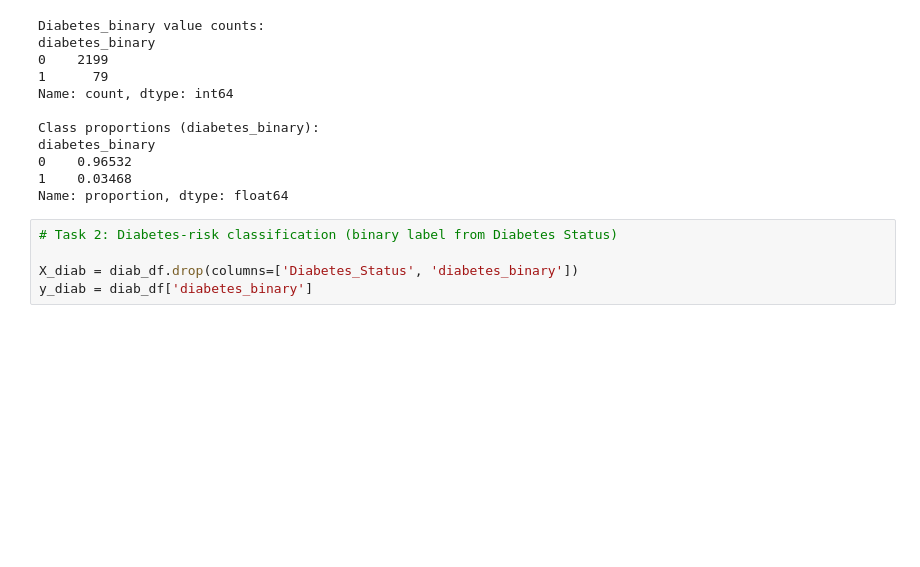
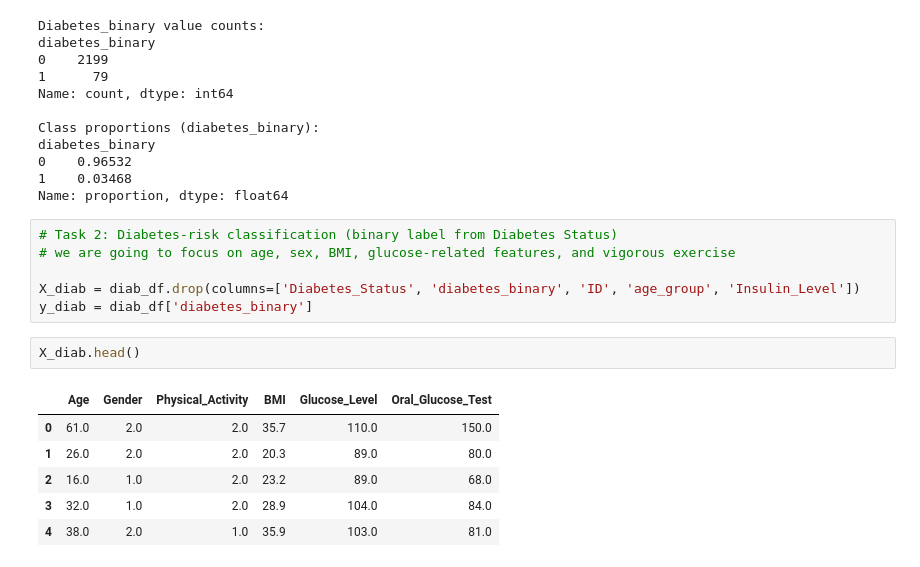
Before and after one commit to bpickett14/MATH3310_FA_2025_FP1_G01_PICKETT_CARDONA, a Jupyter notebook: notebooks/Final.ipynb, the cells around one changed output. Drawn from its saved outputs; the diff is of its cells as text; blank space fills up the shorter version.

```diff
--- a/notebooks/Final.ipynb
+++ b/notebooks/Final.ipynb
@@ -487,7 +494,17 @@ diabetes_binary
 Name: proportion, dtype: float64
 # %%
 # Task 2: Diabetes-risk classification (binary label from Diabetes Status)
+# we are going to focus on age, sex, BMI, glucose-related features, and vigorous exercise
 
-X_diab = diab_df.drop(columns=['Diabetes_Status', 'diabetes_binary'])
+X_diab = diab_df.drop(columns=['Diabetes_Status', 'diabetes_binary', 'ID', 'age_group', 'Insulin_Level'])
 y_diab = diab_df['diabetes_binary']
+# %%
+X_diab.head()
+# %% [output]
+|  | Age | Gender | Physical_Activity | BMI | Glucose_Level | Oral_Glucose_Test |
+| 0 | 61.0 | 2.0 | 2.0 | 35.7 | 110.0 | 150.0 |
+| 1 | 26.0 | 2.0 | 2.0 | 20.3 | 89.0 | 80.0 |
+| 2 | 16.0 | 1.0 | 2.0 | 23.2 | 89.0 | 68.0 |
+| 3 | 32.0 | 1.0 | 2.0 | 28.9 | 104.0 | 84.0 |
+| 4 | 38.0 | 2.0 | 1.0 | 35.9 | 103.0 | 81.0 |
 # %%
```
Also changed, not shown: parts of 16 cells of this notebook.
